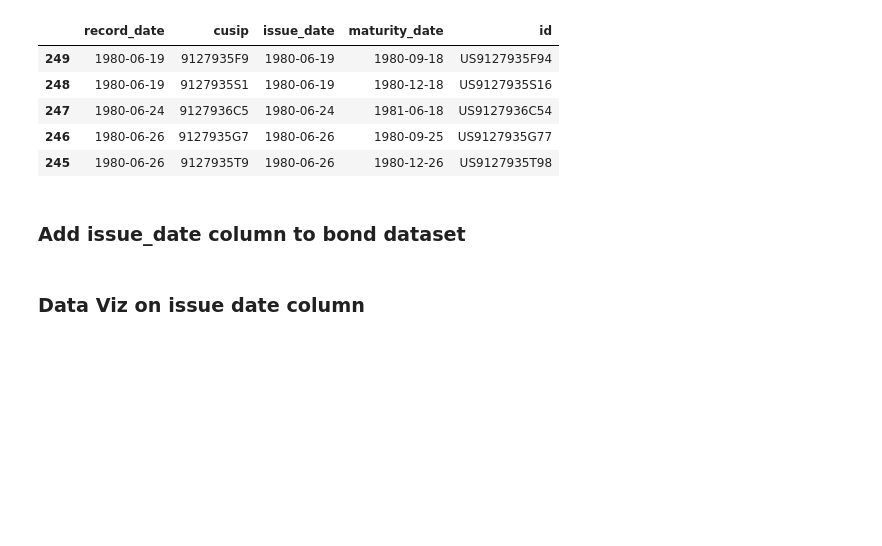
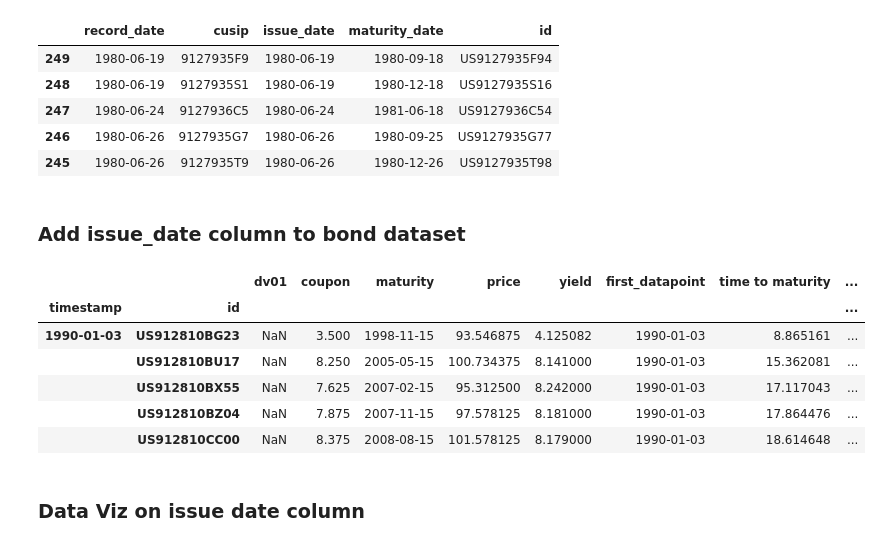
Before and after one commit to vittoriomanfriani/Fundamental-Factor-Model-for-Rates, a Jupyter notebook: data_processing.ipynb, the cells around one changed output. Cells and saved outputs as stored; diff of their text form; code cells hidden in the pictures; blank space fills up the shorter version.

```diff
--- a/data_processing.ipynb
+++ b/data_processing.ipynb
@@ -830,6 +827,16 @@ def add_auction_df_columns(df: pd.DataFrame, auction_df: pd.DataFrame):
 bond_data = add_auction_df_columns(bond_data, auction_data)
 # %%
 bond_data.to_parquet('bond_data.parquet')
+# %%
+bond_data.head()
+# %% [output]
+|  |  | dv01 | coupon | maturity | price | yield | first_datapoint | time to maturity | ... |
+| timestamp | id |  |  |  |  |  |  |  | ... |
+| 1990-01-03 | US912810BG23 | NaN | 3.500 | 1998-11-15 | 93.546875 | 4.125082 | 1990-01-03 | 8.865161 | ... |
+|  | US912810BU17 | NaN | 8.250 | 2005-05-15 | 100.734375 | 8.141000 | 1990-01-03 | 15.362081 | ... |
+|  | US912810BX55 | NaN | 7.625 | 2007-02-15 | 95.312500 | 8.242000 | 1990-01-03 | 17.117043 | ... |
+|  | US912810BZ04 | NaN | 7.875 | 2007-11-15 | 97.578125 | 8.181000 | 1990-01-03 | 17.864476 | ... |
+|  | US912810CC00 | NaN | 8.375 | 2008-08-15 | 101.578125 | 8.179000 | 1990-01-03 | 18.614648 | ... |
 # %% [markdown]
 ### Data Viz on issue date column
 # %%
```
Also changed, not shown: parts of 2 cells of this notebook.
